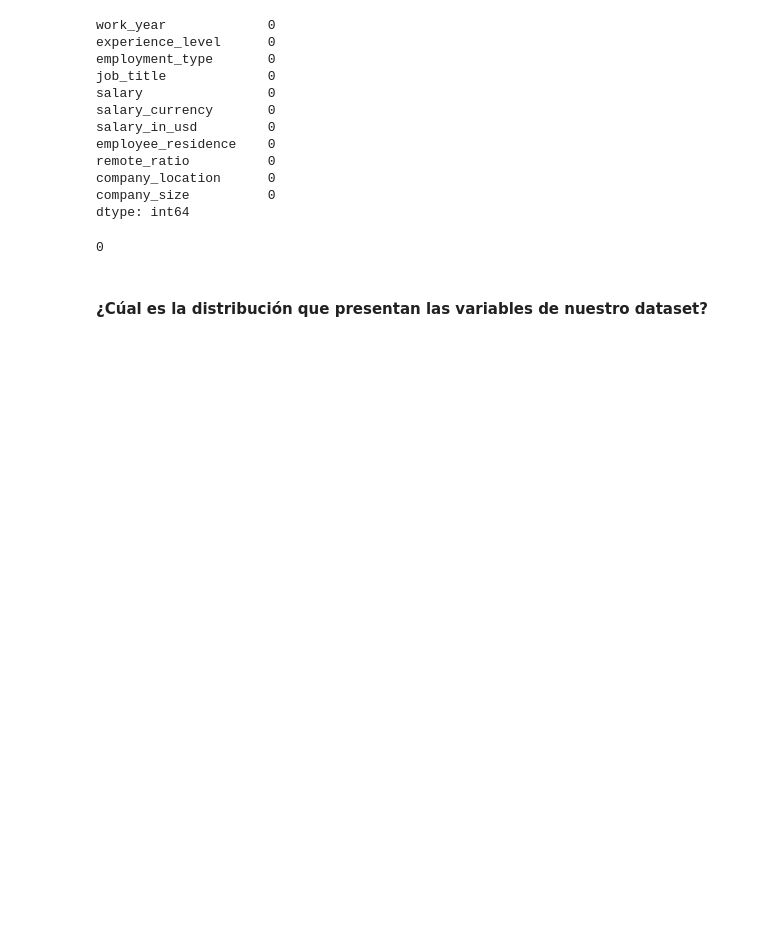
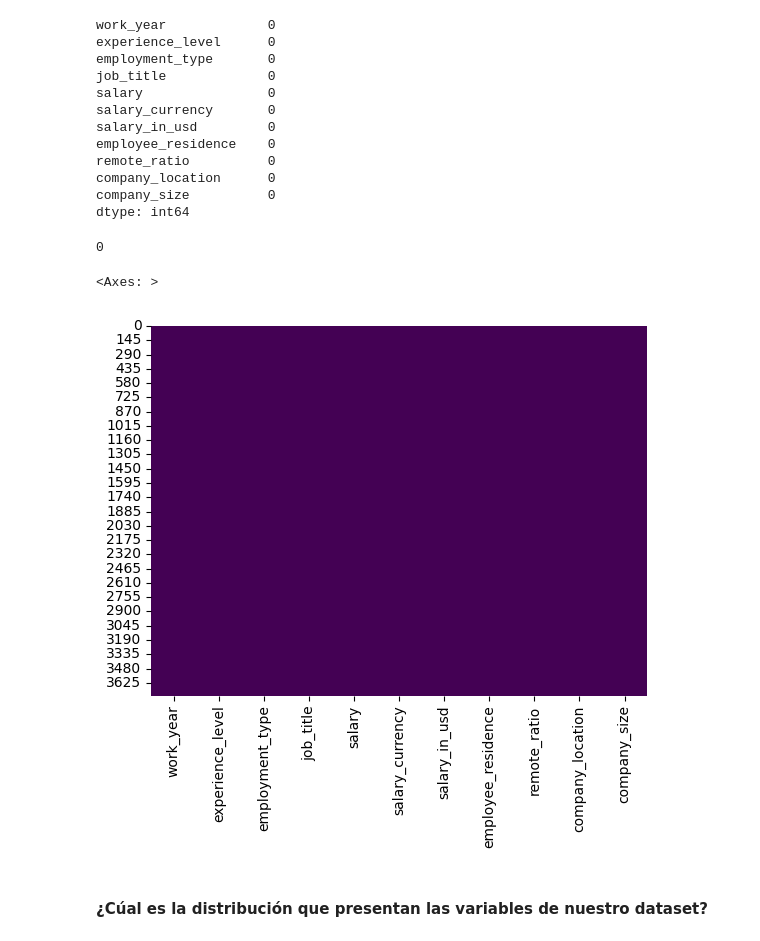
Before and after one commit to DaianaChichotky/Analisis-Salario, a Jupyter notebook: plotly_ejercicios.ipynb, the cells around one changed output. Saved outputs shown, nothing was run; the diff lists cells and outputs as text; code cells hidden in the pictures; blank space fills up the shorter version.

```diff
--- a/plotly_ejercicios.ipynb
+++ b/plotly_ejercicios.ipynb
@@ -168,5 +168,10 @@ dtype: int64
 df.isnull().sum().sum()
 # %% [output]
 0
+# %%
+sns.heatmap(df.isnull(), cbar=False, cmap='viridis')
+# %% [output]
+<Axes: >
+[figure, added]
 # %% [markdown]
 #### ¿Cúal es la distribución que presentan las variables de nuestro dataset?
```
Also changed, not shown: parts of 4 cells of this notebook, 1 other file.
